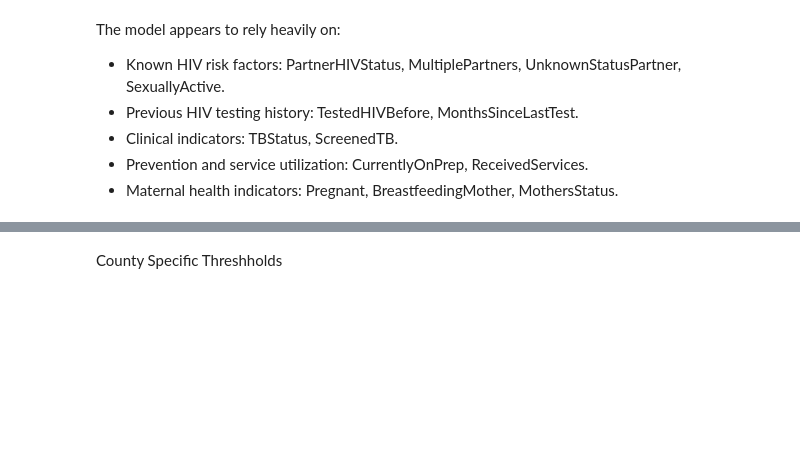
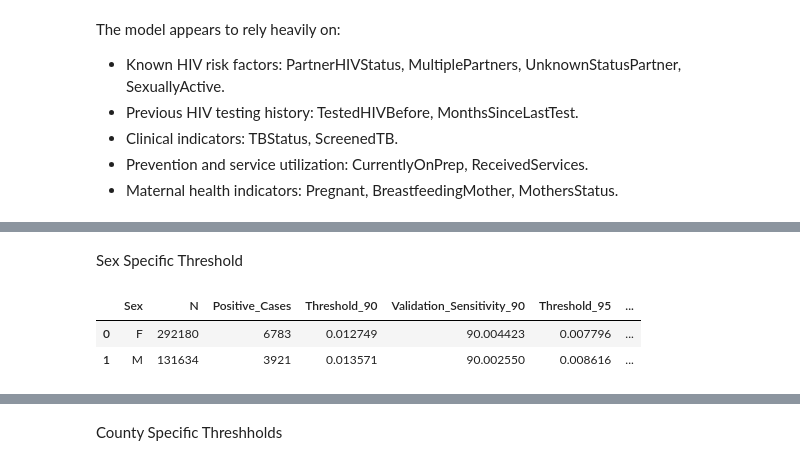
Before and after one commit to FridaOyucho/HTS-Model-, a Jupyter notebook: xGBoostModelreviewed.ipynb, the cells around one changed output, grey strips where cells are left out. Drawn from its saved outputs; the diff is of its cells as text; code cells hidden in the pictures; blank space fills up the shorter version.

```diff
--- a/xGBoostModelreviewed.ipynb
+++ b/xGBoostModelreviewed.ipynb
@@ -919,0 +764,47 @@ population_results.round(2)
+# %% [markdown]
+Sex Specific Threshold
+# %%
+def get_threshold(y, score, target):
+    fpr, tpr, thresholds = roc_curve(
+        y, score,
+        drop_intermediate=False
+    )
+
+    valid = np.where(tpr >= target)[0]
+    idx = valid[0]
+
+    return thresholds[idx], tpr[idx]
+
+
+sex_thresholds = []
+
+for sex, g in val_data.groupby("Sex"):
+
+    if g["actual"].nunique() < 2:
+        continue
+
+    thr90, sens90 = get_threshold(
+        g["actual"], g["score"], 0.90
+    )
+
+    thr95, sens95 = get_threshold(
+        g["actual"], g["score"], 0.95
+    )
+
+    sex_thresholds.append({
+        "Sex": sex,
+        "N": len(g),
+        "Positive_Cases": int(g["actual"].sum()),
+        "Threshold_90": thr90,
+        "Validation_Sensitivity_90": sens90 * 100,
+        "Threshold_95": thr95,
+        "Validation_Sensitivity_95": sens95 * 100
+    })
+
+sex_thresholds_df = pd.DataFrame(sex_thresholds)
+# %%
+sex_thresholds_df.round(6)
+# %% [output]
+|  | Sex | N | Positive_Cases | Threshold_90 | Validation_Sensitivity_90 | Threshold_95 | ... |
+| 0 | F | 292180 | 6783 | 0.012749 | 90.004423 | 0.007796 | ... |
+| 1 | M | 131634 | 3921 | 0.013571 | 90.002550 | 0.008616 | ... |
```
Also changed, not shown: parts of 29 cells of this notebook.
